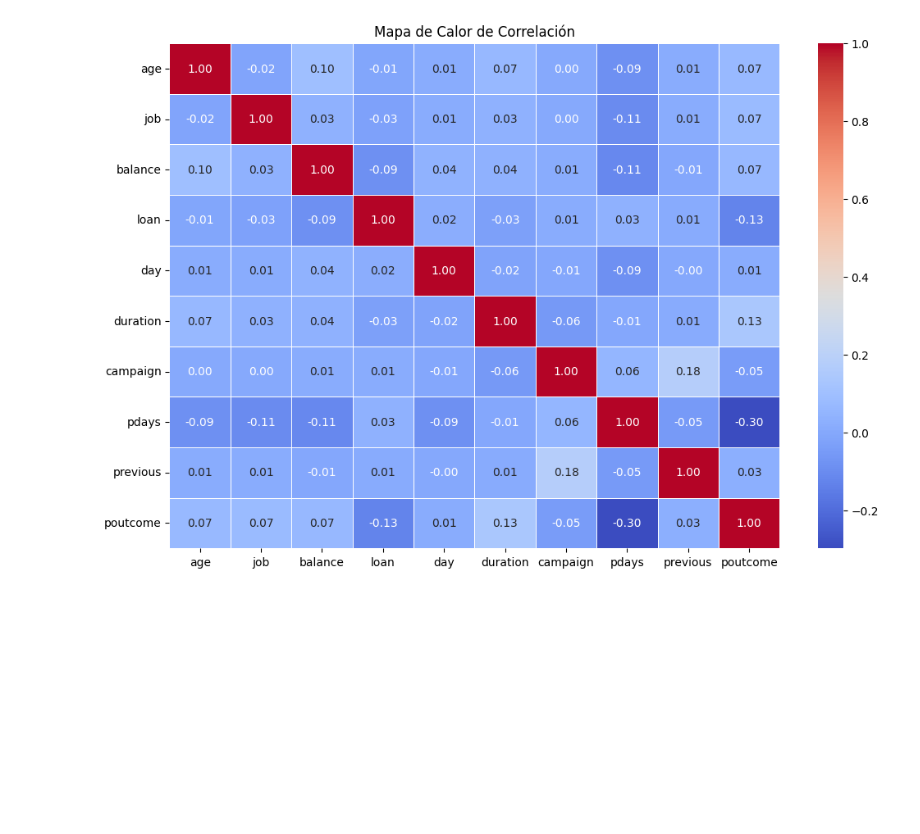
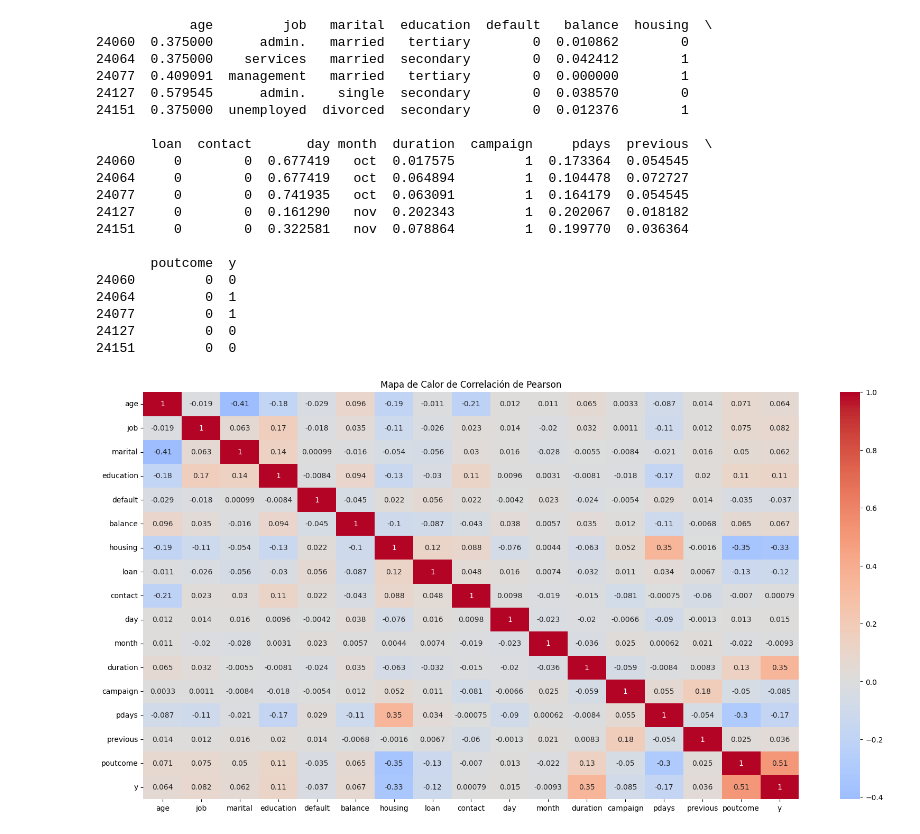
Before and after one commit to ldcasano/Analisis-DATASET, a Jupyter notebook: tarea3.ipynb, the cells around one changed output. Cells and saved outputs as stored; diff of their text form; code cells hidden in the pictures; blank space fills up the shorter version.

```diff
--- a/tarea3.ipynb
+++ b/tarea3.ipynb
@@ -1,6 +1,11 @@
 # %% [markdown]
 <a href="https://colab.research.google.com/github/ldcasano/Analisis-DATASET/blob/main/tarea3.ipynb" target="_parent"><img src="https://colab.research.google.com/assets/colab-badge.svg" alt="Open In Colab"/></a>
 # %%
+import pandas as pd
+import numpy as np
+
+
+
 df = pd.read_csv(r"/content/bank-full.csv", sep=';', na_values='unknown')
 
 
@@ -13,12 +18,13 @@ df = df[df['poutcome'] != 2]
 
 df['loan'] = df['loan'].map({'yes': 1, 'no': 0})
 
-
-df['poutcome'] = df['poutcome'].astype('int64')
-df['loan'] = df['loan'].astype('int64')
+df['contact'] = df['contact'].map({'cellular': 1, 'telephone': 0})
+df['housing'] = df['housing'].map({'yes': 1, 'no': 0})
+df['y'] = df['y'].map({'yes': 1, 'no': 0})
 
 
-df['job'] = df['job'].astype('category').cat.codes
+df['default'] = df['default'].map({'yes': 1, 'no': 0})
+
 
 
 print(df.info())
@@ -44,16 +50,53 @@ Data columns (total 17 columns):
+# %%
+columnas_a_normalizar = ['balance', 'pdays','age', 'day', 'duration', 'previous']
+
+for columna in columnas_a_normalizar:
+    max_val = df[columna].max()
+    if max_val != 0:
+        df[columna] = df[columna] / max_val
+
+print(df.head())
+# %% [output]
+            age         job   marital  education  default   balance  housing  \
+24060  0.375000      admin.   married   tertiary        0  0.010862        0
+24064  0.375000    services   married  secondary        0  0.042412        1
+24077  0.409091  management   married   tertiary        0  0.000000        1
+24127  0.579545      admin.    single  secondary        0  0.038570        0
+24151  0.375000  unemployed  divorced  secondary        0  0.012376        1
+
+       loan  contact       day month  duration  campaign     pdays  previous  \
+24060     0        0  0.677419   oct  0.017575         1  0.173364  0.054545
+24064     0        0  0.677419   oct  0.064894         1  0.104478  0.072727
+24077     0        0  0.741935   oct  0.063091         1  0.164179  0.054545
+24127     0        0  0.161290   nov  0.202343         1  0.202067  0.018182
+24151     0        0  0.322581   nov  0.078864         1  0.199770  0.036364
+
+       poutcome  y
+24060         0  0
+24064         0  1
+24077         0  1
+24127         0  0
+24151         0  0
 # %%
 df['job'] = df['job'].astype('category').cat.codes
-df['job'] = df['job'].astype('category').cat.codes
+df['education'] = df['education'].astype('category').cat.codes
+df['marital'] = df['marital'].astype('category').cat.codes
+df['month'] = df['month'].astype('category').cat.codes
 
 df_numeric = df.select_dtypes(include=['number'])
 # %%
+
+import matplotlib.pyplot as plt
 import seaborn as sns
-import matplotlib.pyplot as plt
+from scipy.stats import pearsonr, spearmanr, kendalltau
 
-correlation_matrix = df_numeric.corr()
-plt.figure(figsize=(12, 8))
-sns.heatmap(correlation_matrix, annot=True, cmap='coolwarm', fmt='.2f', linewidths=0.5)
-plt.title('Mapa de Calor de Correlación')
+correlacion_pearson = df.corr(method='pearson')
+
+
+
+plt.figure(figsize=(20, 10))
+sns.heatmap(correlacion_pearson, annot=True, cmap='coolwarm', center=0)
+plt.title('Mapa de Calor de Correlación de Pearson')
 plt.show()
 # %% [output]
-[figure, old version]
+[figure, new version]
```
Also changed, not shown: parts of 6 cells of this notebook.
